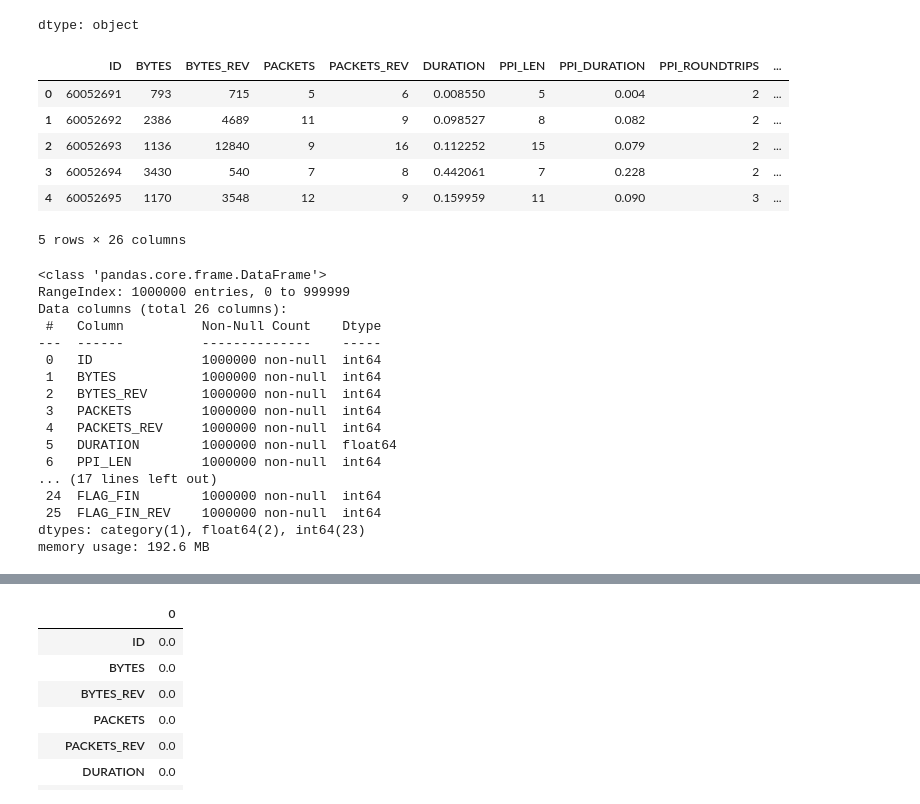
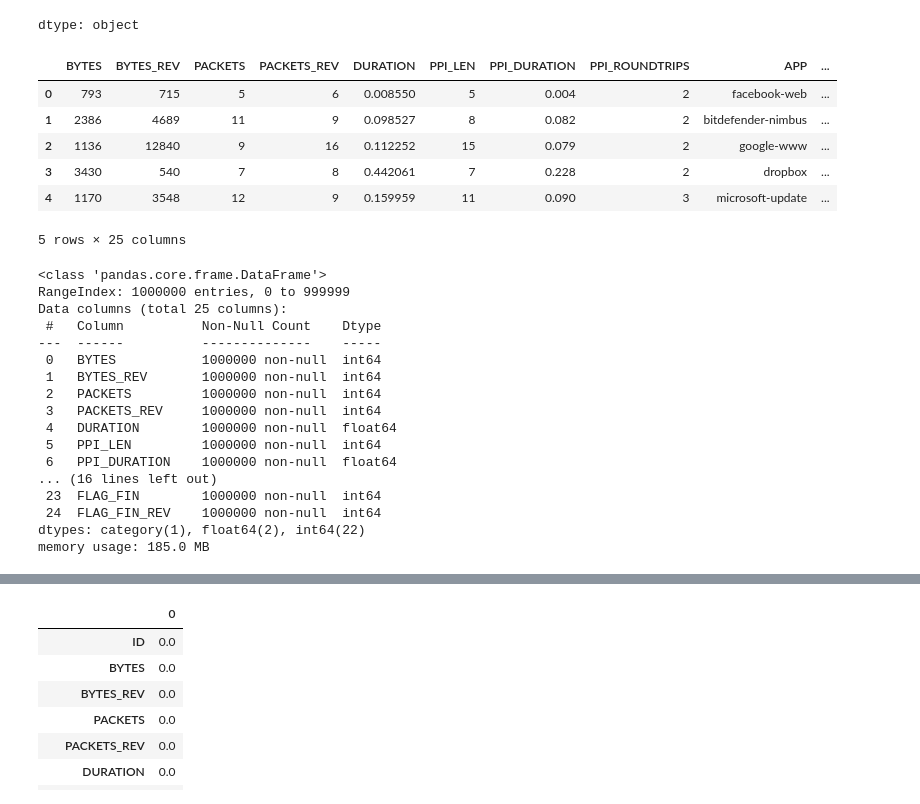
Before and after one commit to MinyaevAndrey/cesnet-tcexamples, a Jupyter notebook: notebooks/example_evaluation.ipynb, the cells around one changed output, grey strips where cells are left out. Saved outputs shown, nothing was run; the diff lists cells and outputs as text; code cells hidden in the pictures.

```diff
--- a/notebooks/example_evaluation.ipynb
+++ b/notebooks/example_evaluation.ipynb
@@ -1158,38 +1204,33 @@ df.CATEGORY[:5]
 | 4 | Software updates |
 dtype: object
 # %%
-df = df.drop('PPI', axis=1)
-# df = df.drop('PPI_LEN', axis=1)
-df = df.drop('CATEGORY', axis=1)
-df = df.drop('TCP_FLAGS', axis=1)
-df = df.drop('TCP_FLAGS_REV', axis=1)
-
+df = df.drop(['ID', 'PPI', 'CATEGORY', 'TCP_FLAGS', 'TCP_FLAGS_REV'], axis=1)
 df.head()
 # %% [output]
-|  | ID | BYTES | BYTES_REV | PACKETS | PACKETS_REV | DURATION | PPI_LEN | PPI_DURATION | PPI_ROUNDTRIPS | ... |
-| 0 | 60052691 | 793 | 715 | 5 | 6 | 0.008550 | 5 | 0.004 | 2 | ... |
-| 1 | 60052692 | 2386 | 4689 | 11 | 9 | 0.098527 | 8 | 0.082 | 2 | ... |
-| 2 | 60052693 | 1136 | 12840 | 9 | 16 | 0.112252 | 15 | 0.079 | 2 | ... |
-| 3 | 60052694 | 3430 | 540 | 7 | 8 | 0.442061 | 7 | 0.228 | 2 | ... |
-| 4 | 60052695 | 1170 | 3548 | 12 | 9 | 0.159959 | 11 | 0.090 | 3 | ... |
+|  | BYTES | BYTES_REV | PACKETS | PACKETS_REV | DURATION | PPI_LEN | PPI_DURATION | PPI_ROUNDTRIPS | APP | ... |
+| 0 | 793 | 715 | 5 | 6 | 0.008550 | 5 | 0.004 | 2 | facebook-web | ... |
+| 1 | 2386 | 4689 | 11 | 9 | 0.098527 | 8 | 0.082 | 2 | bitdefender-nimbus | ... |
+| 2 | 1136 | 12840 | 9 | 16 | 0.112252 | 15 | 0.079 | 2 | google-www | ... |
+| 3 | 3430 | 540 | 7 | 8 | 0.442061 | 7 | 0.228 | 2 | dropbox | ... |
+| 4 | 1170 | 3548 | 12 | 9 | 0.159959 | 11 | 0.090 | 3 | microsoft-update | ... |
-5 rows × 26 columns
+5 rows × 25 columns
 # %%
 df.info()
 # %% [output]
 <class 'pandas.core.frame.DataFrame'>
 RangeIndex: 1000000 entries, 0 to 999999
-Data columns (total 26 columns):
+Data columns (total 25 columns):
  #   Column          Non-Null Count    Dtype
 ---  ------          --------------    -----
- 0   ID              1000000 non-null  int64
- 1   BYTES           1000000 non-null  int64
- 2   BYTES_REV       1000000 non-null  int64
- 3   PACKETS         1000000 non-null  int64
- 4   PACKETS_REV     1000000 non-null  int64
- 5   DURATION        1000000 non-null  float64
- 6   PPI_LEN         1000000 non-null  int64
-... (17 lines left out)
- 24  FLAG_FIN        1000000 non-null  int64
- 25  FLAG_FIN_REV    1000000 non-null  int64
-dtypes: category(1), float64(2), int64(23)
-memory usage: 192.6 MB
+ 0   BYTES           1000000 non-null  int64
+ 1   BYTES_REV       1000000 non-null  int64
+ 2   PACKETS         1000000 non-null  int64
+ 3   PACKETS_REV     1000000 non-null  int64
+ 4   DURATION        1000000 non-null  float64
+ 5   PPI_LEN         1000000 non-null  int64
+ 6   PPI_DURATION    1000000 non-null  float64
+... (16 lines left out)
+ 23  FLAG_FIN        1000000 non-null  int64
+ 24  FLAG_FIN_REV    1000000 non-null  int64
+dtypes: category(1), float64(2), int64(22)
+memory usage: 185.0 MB
```
Also changed, not shown: parts of 14 cells of this notebook.
